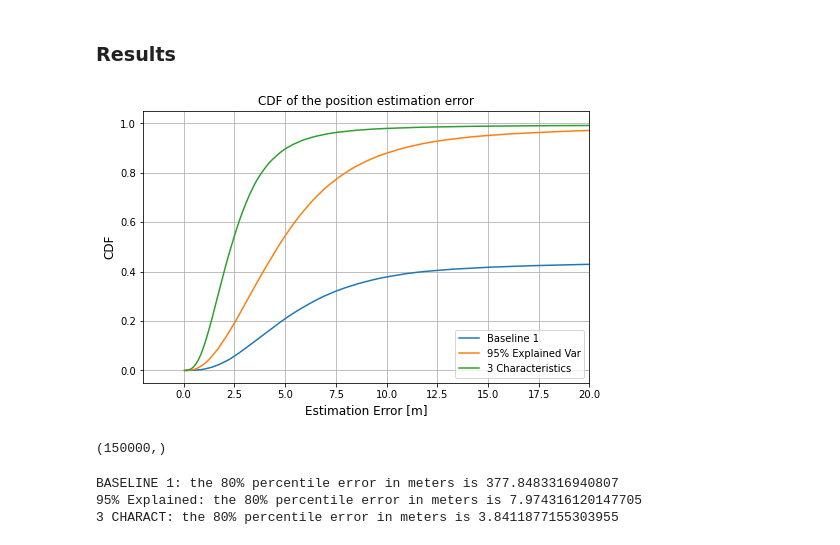
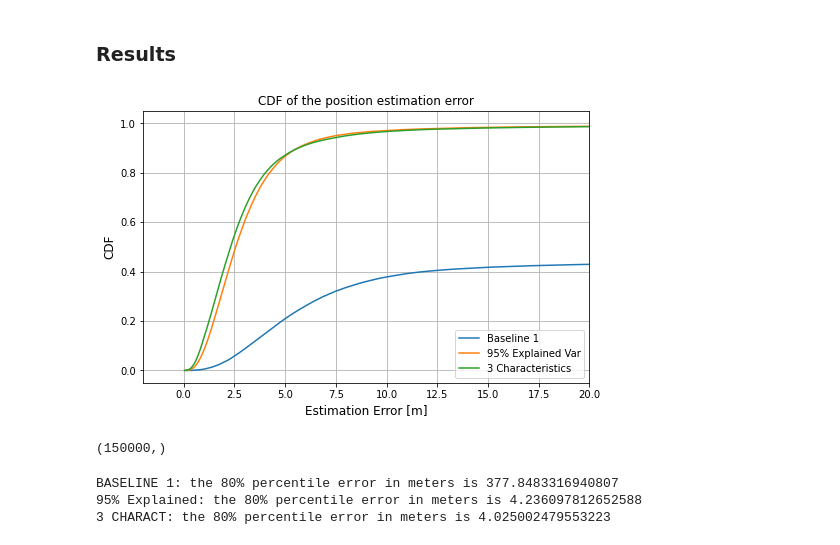
Before and after one commit to tommyazz/uav-localization, a Jupyter notebook: scratch/deep_learning_positioning_pca_noise_newarch.ipynb, the cells around one changed output. Cells and saved outputs as stored; diff of their text form; code cells hidden in the pictures.

Commit message:
update code for newarch with noise

```diff
--- a/scratch/deep_learning_positioning_pca_noise_newarch.ipynb
+++ b/scratch/deep_learning_positioning_pca_noise_newarch.ipynb
@@ -57,9 +57,9 @@ tikzplotlib.save("./figures/explained_variance_noise_newarch.tex")
 [figure]
 # %%
 # retain a number of features with which we can explain at least 95 % of the total variance
-I = np.where(cum_explained_var >= 95)[0]
+I = np.where(cum_explained_var >= 99.0)[0]
 num_features_95 = I[0]
-print(f"The number of features needed to explain 95 % of the variance is: {num_features_95}")
+print(f"The number of features needed to explain 99 % of the variance is: {num_features_95}")
 
 # create an sk-learn PCA object with the above number of components
 pca_95 = PCA(n_components=I[0])
@@ -112,8 +112,8 @@ scaler = StandardScaler()
 
 # selecting the feature corresponding to zenith AoD, Rx Power, and Propagation Delay (ToA)
 # [last 3 indexes in the right-most dimension]
-x_train = np.reshape(x_train[:,:,:, [0,3,4]], (x_train.shape[0],x_train.shape[1]*x_train.shape[2]*3))
-x_test = np.reshape(x_test[:,:,:,[0,3,4]], (x_test.shape[0],x_test.shape[1]*x_test.shape[2]*3))
+x_train = np.reshape(x_train[:,:,:, [0,2,3,4,5]], (x_train.shape[0],x_train.shape[1]*x_train.shape[2]*5))
+x_test = np.reshape(x_test[:,:,:,[0,2,3,4,5]], (x_test.shape[0],x_test.shape[1]*x_test.shape[2]*5))
 x_train = scaler.fit_transform(x_train)
 x_test = scaler.transform(x_test)
 train_set = CustomDataSet(x_train, y_train)
@@ -231,7 +231,7 @@ out_dim = all_paths_dataset.output_shape
 layers_dim = [in_dim, 200, 100, 200, 100, out_dim]
 dnn_model_95 = DenseNet(layers_dim)
 dnn_model_95.to(device)
-dnn_model_95.load_state_dict(torch.load("../models/dnn_model_95_v1_noise_newarch"))
+dnn_model_95.load_state_dict(torch.load("../models/dnn_model_95_v2_noise_newarch"))
 
 # evaluate the model over the entire data and the test data
 train_error_95 = []
@@ -355,10 +352,10 @@ torch.save(dnn_model_3.state_dict(), "../models/dnn_model_3_v1_noise_newarch")
 # %%
-in_dim = 300
+in_dim = 500
 out_dim = all_paths_dataset.output_shape
-layers_dim = [in_dim, 200, 100, 200, 100, out_dim]
+layers_dim = [in_dim, 300, 200, 100, 200, 300, 200, out_dim]
 dnn_model_3 = DenseNet(layers_dim)
 dnn_model_3.to(device)
-dnn_model_3.load_state_dict(torch.load("../models/dnn_model_3_v1_noise_newarch"))
+dnn_model_3.load_state_dict(torch.load("../models/dnn_model_3_v2_noise_newarch"))
 
 # evaluate the model over the entire data and the test data
 train_error_3 = []
@@ -400,24 +397,24 @@ baseline_error = np.sqrt(np.sum((true_cord_tensor_r - best_est_3d_coords)**2, ax
 # %%
 figure, ax = plt.subplots(1, 1, figsize=(8, 5))
 ax.plot(np.sort(baseline_error), np.linspace(0,1,tot_points), np.sort(all_error_95), np.linspace(0,1,len(all_error_95)),
        np.sort(all_error_3), np.linspace(0,1,len(all_error_3)))
 tikzplotlib.clean_figure(fig=figure, target_resolution=600)
 
 #plt.plot(np.sort(baseline_error), np.linspace(0,1,tot_points), linewidth=2, label="Baseline")
 #plt.plot(np.sort(all_error), np.linspace(0,1,len(all_error)), linewidth=2, label="Min Delay")
 #plt.plot(np.sort(all_error_all_paths), np.linspace(0,1,len(all_error_all_paths)), linewidth=2, label="All Paths")
 
 plt.xlim([-2,20])
 plt.ylabel("CDF", fontsize=12)
 plt.xlabel("Estimation Error [m]", fontsize=12)
 plt.title("CDF of the position estimation error")
 plt.grid()
 plt.legend(["Baseline 1", "95% Explained Var", "3 Characteristics", "Baseline 2"], loc="lower right")
 
-tikzplotlib.save("./figures/pca_95_3charac_vs_baselines_noise_newarch.tex")
+tikzplotlib.save("./figures/pca_95_3charac_vs_baselines_noise_newarch_v2.tex")
 # plt.savefig("./dnn_vs_baseline.png")
 # %% [output]
-[figure, old version]
+[figure, new version]
 # %%
 print(all_error_95.shape)
 # print(f"The average error for the Baseline is {np.mean(baseline_error)}")
@@ -444,5 +441,5 @@ y = np.linspace(0,1.0,len(all_error_3_sort))
 print(f"3 CHARACT: the 80% percentile error in meters is {all_error_3_sort[y>=0.8][0]}")
 # %% [output]
 BASELINE 1: the 80% percentile error in meters is 377.8483316940807
-95% Explained: the 80% percentile error in meters is 7.974316120147705
-3 CHARACT: the 80% percentile error in meters is 3.8411877155303955
+95% Explained: the 80% percentile error in meters is 4.236097812652588
+3 CHARACT: the 80% percentile error in meters is 4.025002479553223
```
Also changed, not shown: parts of 7 cells of this notebook, 1 other file.
